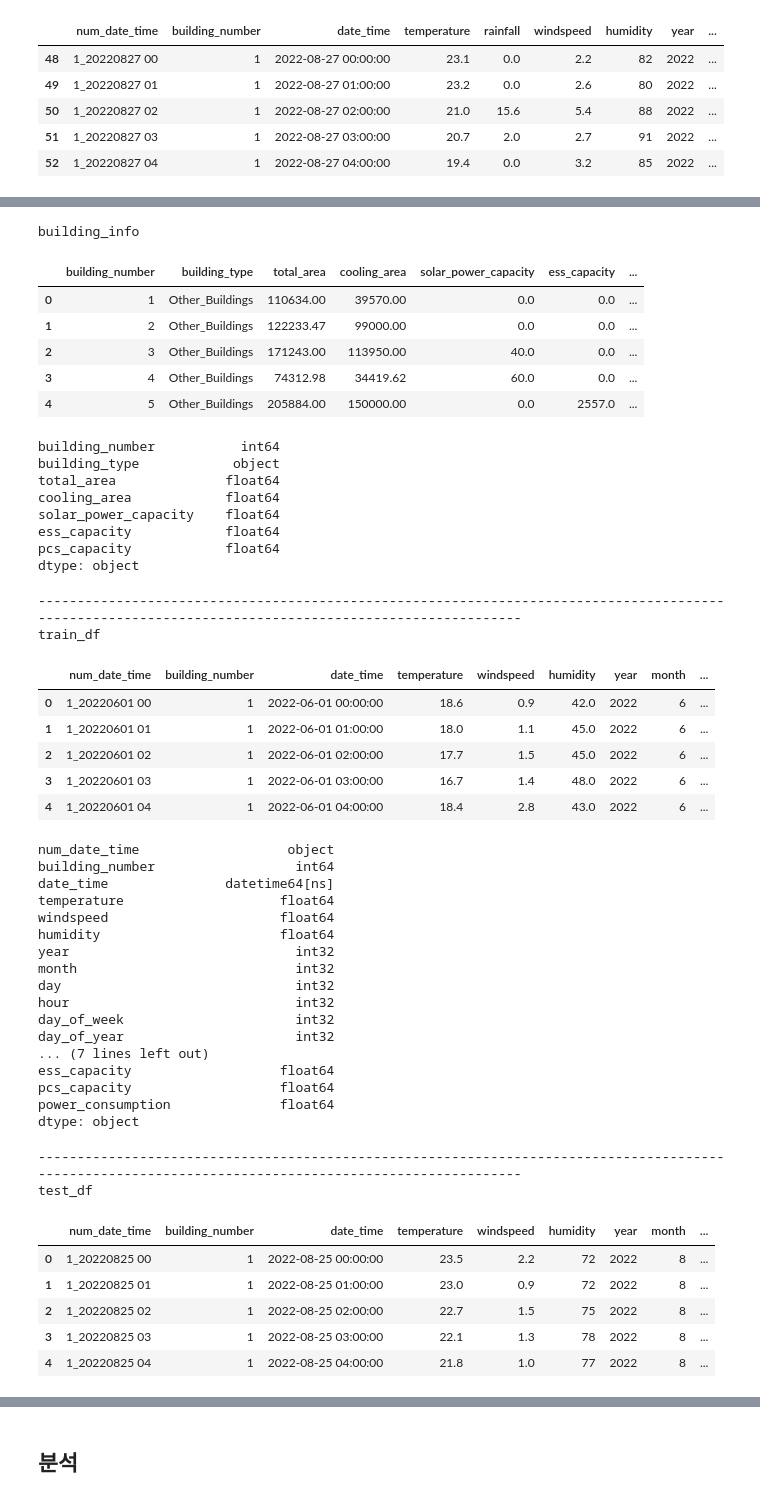
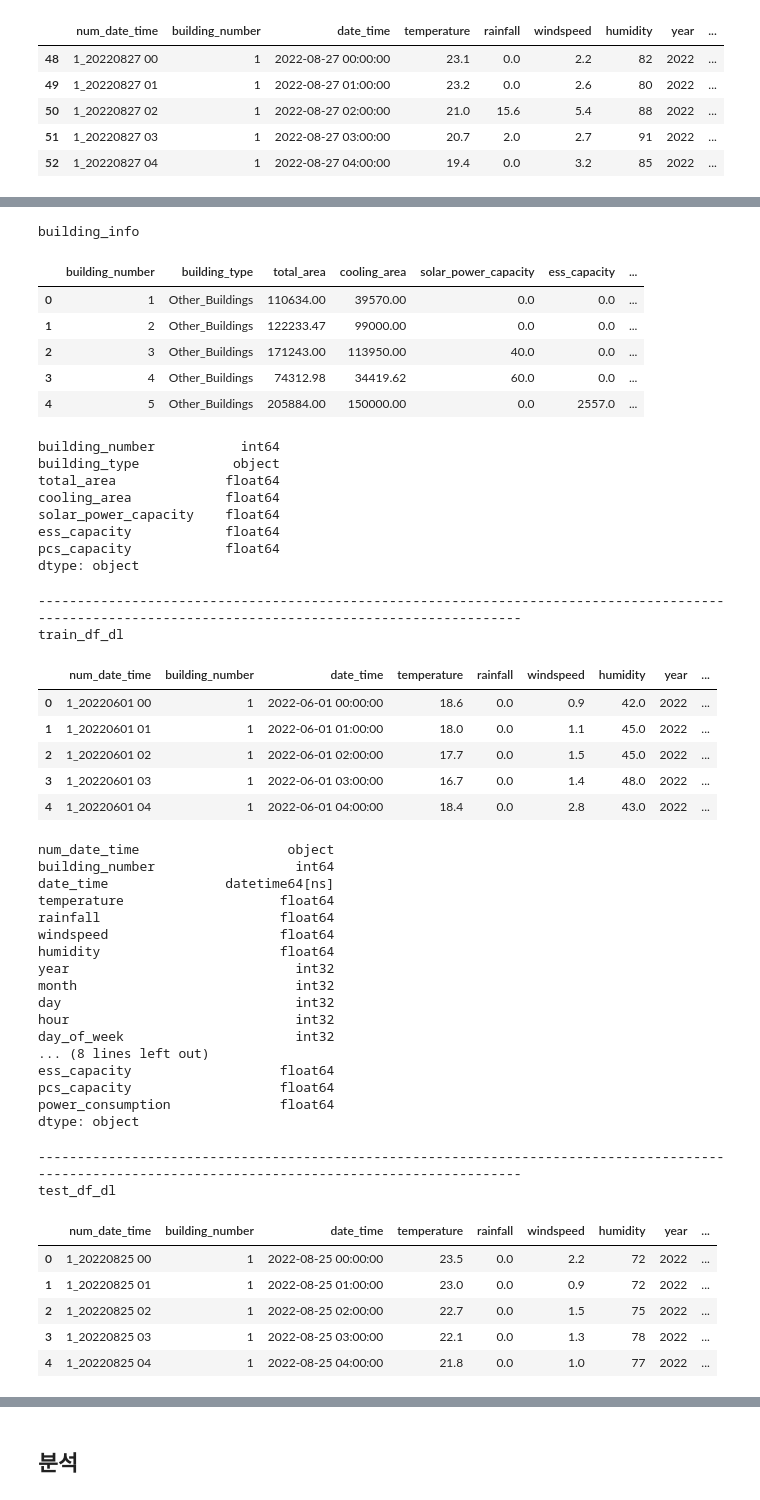
Before and after one commit to zivary/ABBA_test, a Jupyter notebook: ABBA_test-main/ABBA_test_EDA.ipynb, the cells around one changed output, grey strips where cells are left out. Cells and saved outputs as stored; diff of their text form; code cells hidden in the pictures.

```diff
--- a/ABBA_test-main/ABBA_test_EDA.ipynb
+++ b/ABBA_test-main/ABBA_test_EDA.ipynb
@@ -577,57 +577,62 @@ test_df[test_df['holiday']==1].head()
 # %%
+train_df_dl = train_df.copy()
+test_df_dl = test_df.copy()
+
+# train_df와 test_df에 건물정보를 병합한 후 train_df와 test_df의 features을 동일하게 구성함
 print('building_info')
 display(building_info.head())
 display(building_info.dtypes)
 print('-'*150)
-print('train_df')
-train_df = train_df[['num_date_time', 'building_number', 'date_time', 'temperature',
-       'windspeed', 'humidity', 'year', 'month', 'day',
+print('train_df_dl')
+train_df_dl = train_df_dl[['num_date_time', 'building_number', 'date_time', 'temperature',
+       'rainfall', 'windspeed', 'humidity', 'year', 'month', 'day',
        'hour', 'day_of_week', 'day_of_year', 'WCT', 'THI', 'holiday', 'power_consumption']]
-train_df = pd.merge(train_df, building_info, on='building_number', how='left')
-temp = train_df.pop('power_consumption')
-train_df['power_consumption'] = temp
-display(train_df.head())
-display(train_df.dtypes)
+train_df_dl = pd.merge(train_df_dl, building_info, on='building_number', how='left')
+temp = train_df_dl.pop('power_consumption')
+train_df_dl['power_consumption'] = temp
+display(train_df_dl.head())
+display(train_df_dl.dtypes)
 print('-'*150)
-print('test_df')
-test_df = test_df[['num_date_time', 'building_number', 'date_time', 'temperature',
-       'windspeed', 'humidity', 'year', 'month', 'day',
+print('test_df_dl')
+test_df_dl = test_df_dl[['num_date_time', 'building_number', 'date_time', 'temperature',
+       'rainfall', 'windspeed', 'humidity', 'year', 'month', 'day',
        'hour', 'day_of_week', 'day_of_year', 'WCT', 'THI', 'holiday']]
-test_df = pd.merge(test_df, building_info, on='building_number', how='left')
-display(test_df.head())
-display(test_df.dtypes)
+test_df_dl = pd.merge(test_df_dl, building_info, on='building_number', how='left')
+display(test_df_dl.head())
+display(test_df_dl.dtypes)
 
-for i, j in zip([building_info, train_df, test_df],['building_info', 'train_df', 'test_df']):
+for i, j in zip([building_info, train_df_dl, test_df_dl],['building_info', 'train_df_dl', 'test_df_dl']):
     pd.to_pickle(i, f"./processed_data/{j}.pkl")
     print(f"{j}.pkl 저장 완료")
 # %% [output]
 building_info
 |  | building_number | building_type | total_area | cooling_area | solar_power_capacity | ess_capacity | ... |
 | 0 | 1 | Other_Buildings | 110634.00 | 39570.00 | 0.0 | 0.0 | ... |
 | 1 | 2 | Other_Buildings | 122233.47 | 99000.00 | 0.0 | 0.0 | ... |
 | 2 | 3 | Other_Buildings | 171243.00 | 113950.00 | 40.0 | 0.0 | ... |
 | 3 | 4 | Other_Buildings | 74312.98 | 34419.62 | 60.0 | 0.0 | ... |
 | 4 | 5 | Other_Buildings | 205884.00 | 150000.00 | 0.0 | 2557.0 | ... |
 building_number           int64
 building_type            object
 total_area              float64
 cooling_area            float64
 solar_power_capacity    float64
 ess_capacity            float64
 pcs_capacity            float64
 dtype: object
 ------------------------------------------------------------------------------------------------------------------------------------------------------
-train_df
+train_df_dl
-|  | num_date_time | building_number | date_time | temperature | windspeed | humidity | year | month | ... |
-| 0 | 1_20220601 00 | 1 | 2022-06-01 00:00:00 | 18.6 | 0.9 | 42.0 | 2022 | 6 | ... |
-| 1 | 1_20220601 01 | 1 | 2022-06-01 01:00:00 | 18.0 | 1.1 | 45.0 | 2022 | 6 | ... |
-| 2 | 1_20220601 02 | 1 | 2022-06-01 02:00:00 | 17.7 | 1.5 | 45.0 | 2022 | 6 | ... |
-| 3 | 1_20220601 03 | 1 | 2022-06-01 03:00:00 | 16.7 | 1.4 | 48.0 | 2022 | 6 | ... |
-| 4 | 1_20220601 04 | 1 | 2022-06-01 04:00:00 | 18.4 | 2.8 | 43.0 | 2022 | 6 | ... |
+|  | num_date_time | building_number | date_time | temperature | rainfall | windspeed | humidity | year | ... |
+| 0 | 1_20220601 00 | 1 | 2022-06-01 00:00:00 | 18.6 | 0.0 | 0.9 | 42.0 | 2022 | ... |
+| 1 | 1_20220601 01 | 1 | 2022-06-01 01:00:00 | 18.0 | 0.0 | 1.1 | 45.0 | 2022 | ... |
+| 2 | 1_20220601 02 | 1 | 2022-06-01 02:00:00 | 17.7 | 0.0 | 1.5 | 45.0 | 2022 | ... |
+| 3 | 1_20220601 03 | 1 | 2022-06-01 03:00:00 | 16.7 | 0.0 | 1.4 | 48.0 | 2022 | ... |
+| 4 | 1_20220601 04 | 1 | 2022-06-01 04:00:00 | 18.4 | 0.0 | 2.8 | 43.0 | 2022 | ... |
 num_date_time                   object
 building_number                  int64
 date_time               datetime64[ns]
 temperature                    float64
+rainfall                       float64
 windspeed                      float64
 humidity                       float64
 year                             int32
@@ -635,20 +640,19 @@ month                            int32
 day                              int32
 hour                             int32
 day_of_week                      int32
-day_of_year                      int32
-... (7 lines left out)
+... (8 lines left out)
 ess_capacity                   float64
 pcs_capacity                   float64
 power_consumption              float64
 dtype: object
 ------------------------------------------------------------------------------------------------------------------------------------------------------
-test_df
+test_df_dl
-|  | num_date_time | building_number | date_time | temperature | windspeed | humidity | year | month | ... |
-| 0 | 1_20220825 00 | 1 | 2022-08-25 00:00:00 | 23.5 | 2.2 | 72 | 2022 | 8 | ... |
-| 1 | 1_20220825 01 | 1 | 2022-08-25 01:00:00 | 23.0 | 0.9 | 72 | 2022 | 8 | ... |
-| 2 | 1_20220825 02 | 1 | 2022-08-25 02:00:00 | 22.7 | 1.5 | 75 | 2022 | 8 | ... |
-| 3 | 1_20220825 03 | 1 | 2022-08-25 03:00:00 | 22.1 | 1.3 | 78 | 2022 | 8 | ... |
-| 4 | 1_20220825 04 | 1 | 2022-08-25 04:00:00 | 21.8 | 1.0 | 77 | 2022 | 8 | ... |
+|  | num_date_time | building_number | date_time | temperature | rainfall | windspeed | humidity | year | ... |
+| 0 | 1_20220825 00 | 1 | 2022-08-25 00:00:00 | 23.5 | 0.0 | 2.2 | 72 | 2022 | ... |
+| 1 | 1_20220825 01 | 1 | 2022-08-25 01:00:00 | 23.0 | 0.0 | 0.9 | 72 | 2022 | ... |
+| 2 | 1_20220825 02 | 1 | 2022-08-25 02:00:00 | 22.7 | 0.0 | 1.5 | 75 | 2022 | ... |
+| 3 | 1_20220825 03 | 1 | 2022-08-25 03:00:00 | 22.1 | 0.0 | 1.3 | 78 | 2022 | ... |
+| 4 | 1_20220825 04 | 1 | 2022-08-25 04:00:00 | 21.8 | 0.0 | 1.0 | 77 | 2022 | ... |
 num_date_time                   object
 building_number                  int64
 date_time               datetime64[ns]
```
Also changed, not shown: parts of 19 cells of this notebook, 8 other files.
